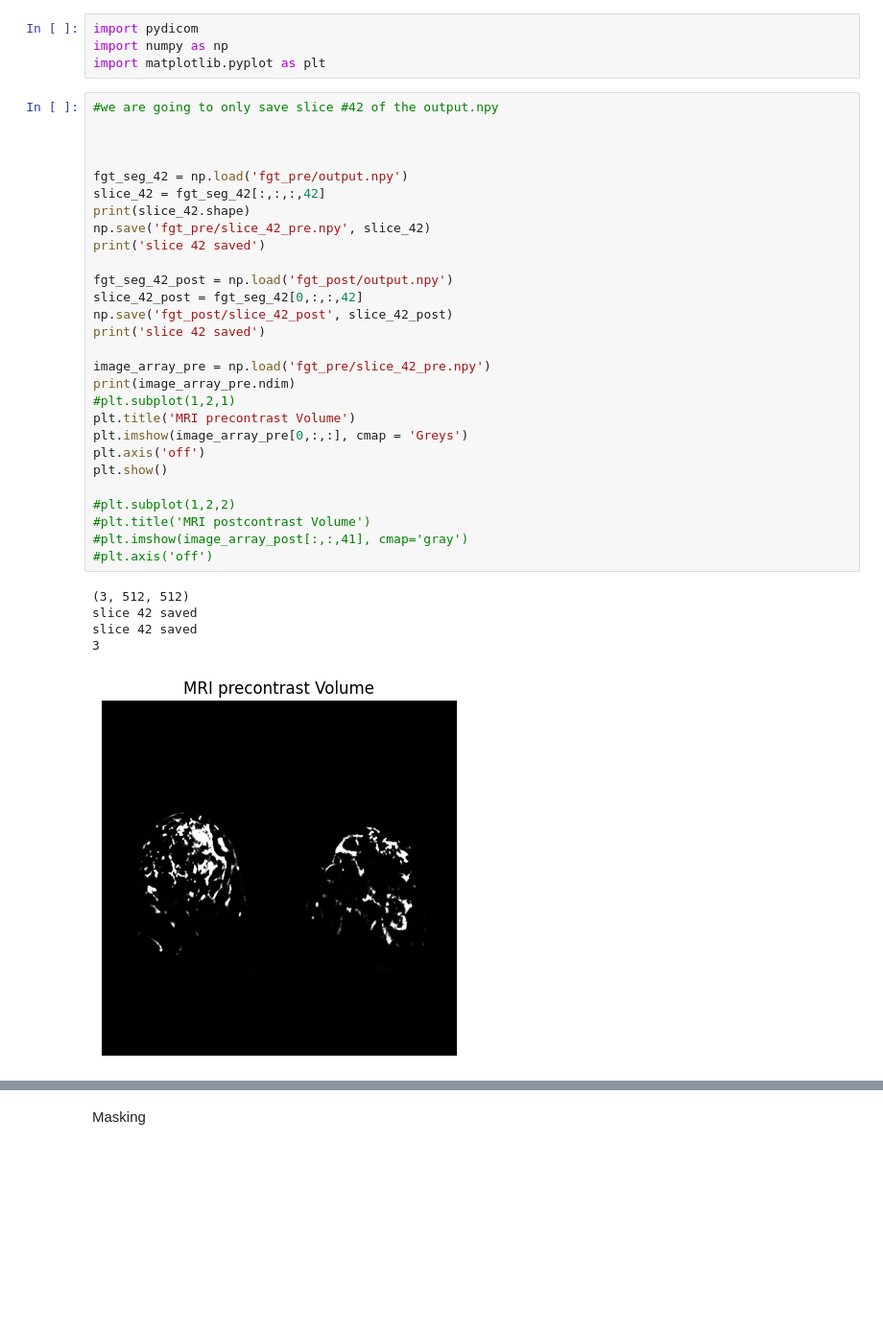
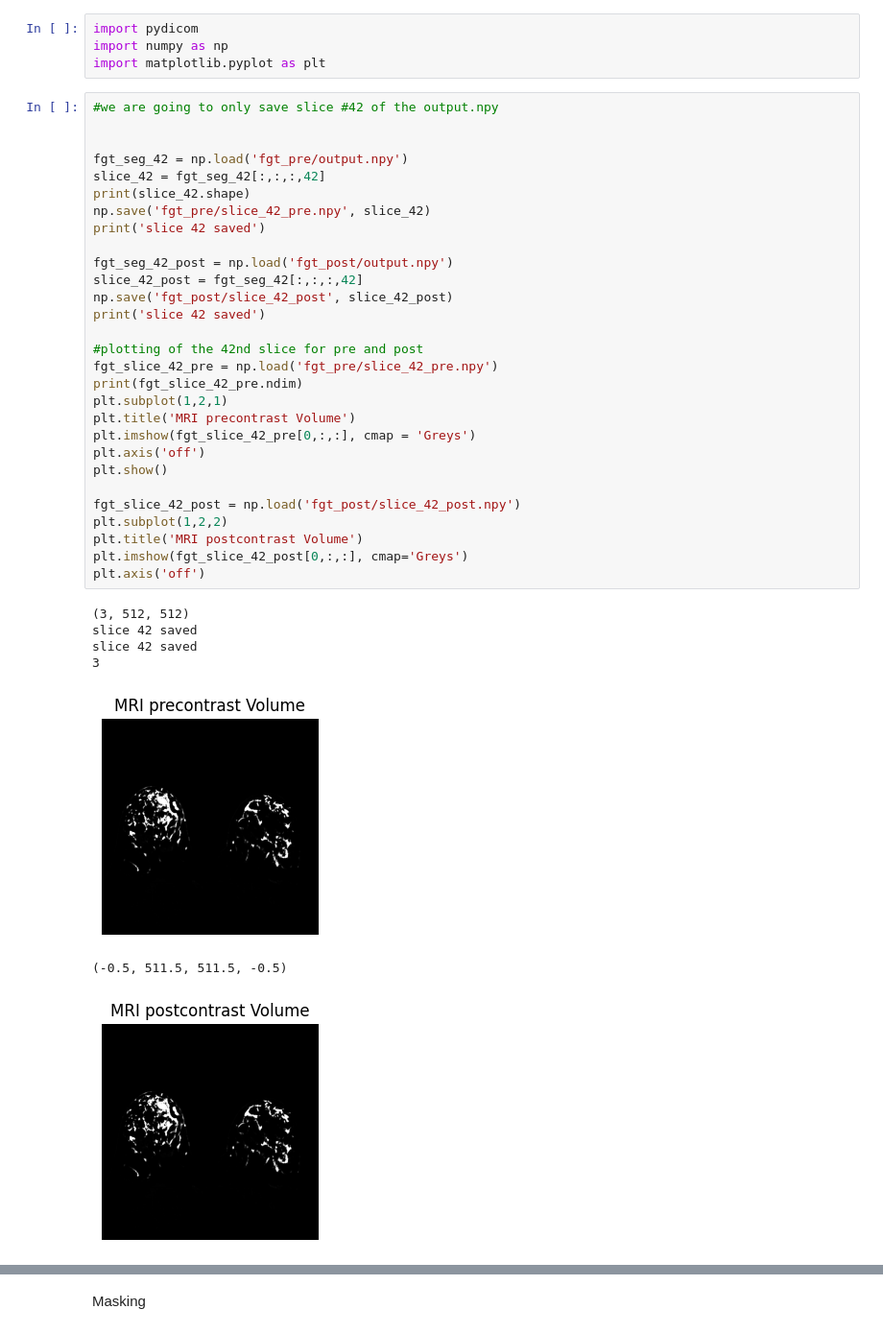
Before and after one commit to hsuryainfo/3D-Breast-FGT-and-Blood-Vessel-Segmentation, a Jupyter notebook: contrast_enchan.ipynb, the cells around one changed output, grey strips where cells are left out. Shown: that part at 96% size. Saved outputs shown, nothing was run; the diff lists cells and outputs as text; blank space fills up the shorter version.

```diff
--- a/contrast_enchan.ipynb
+++ b/contrast_enchan.ipynb
@@ -6,38 +6,41 @@ import numpy as np
 import matplotlib.pyplot as plt
 # %%
 #we are going to only save slice #42 of the output.npy
-
 
 
 fgt_seg_42 = np.load('fgt_pre/output.npy')
 slice_42 = fgt_seg_42[:,:,:,42]
 print(slice_42.shape)
 np.save('fgt_pre/slice_42_pre.npy', slice_42)
 print('slice 42 saved')
 
 fgt_seg_42_post = np.load('fgt_post/output.npy')
-slice_42_post = fgt_seg_42[0,:,:,42]
+slice_42_post = fgt_seg_42[:,:,:,42]
 np.save('fgt_post/slice_42_post', slice_42_post)
 print('slice 42 saved')
 
-image_array_pre = np.load('fgt_pre/slice_42_pre.npy')
-print(image_array_pre.ndim)
-#plt.subplot(1,2,1)
+#plotting of the 42nd slice for pre and post
+fgt_slice_42_pre = np.load('fgt_pre/slice_42_pre.npy')
+print(fgt_slice_42_pre.ndim)
+plt.subplot(1,2,1)
 plt.title('MRI precontrast Volume')
-plt.imshow(image_array_pre[0,:,:], cmap = 'Greys')
+plt.imshow(fgt_slice_42_pre[0,:,:], cmap = 'Greys')
 plt.axis('off')
 plt.show()
 
-#plt.subplot(1,2,2)
-#plt.title('MRI postcontrast Volume')
-#plt.imshow(image_array_post[:,:,41], cmap='gray')
-#plt.axis('off')
+fgt_slice_42_post = np.load('fgt_post/slice_42_post.npy')
+plt.subplot(1,2,2)
+plt.title('MRI postcontrast Volume')
+plt.imshow(fgt_slice_42_post[0,:,:], cmap='Greys')
+plt.axis('off')
 # %% [output]
 (3, 512, 512)
 slice 42 saved
 slice 42 saved
 3
-[figure, old version]
+[figure, new version]
+(-0.5, 511.5, 511.5, -0.5)
+[figure, added]
 # %%
 #  listing path names for images
 
```
Also changed, not shown: parts of 7 cells of this notebook.
